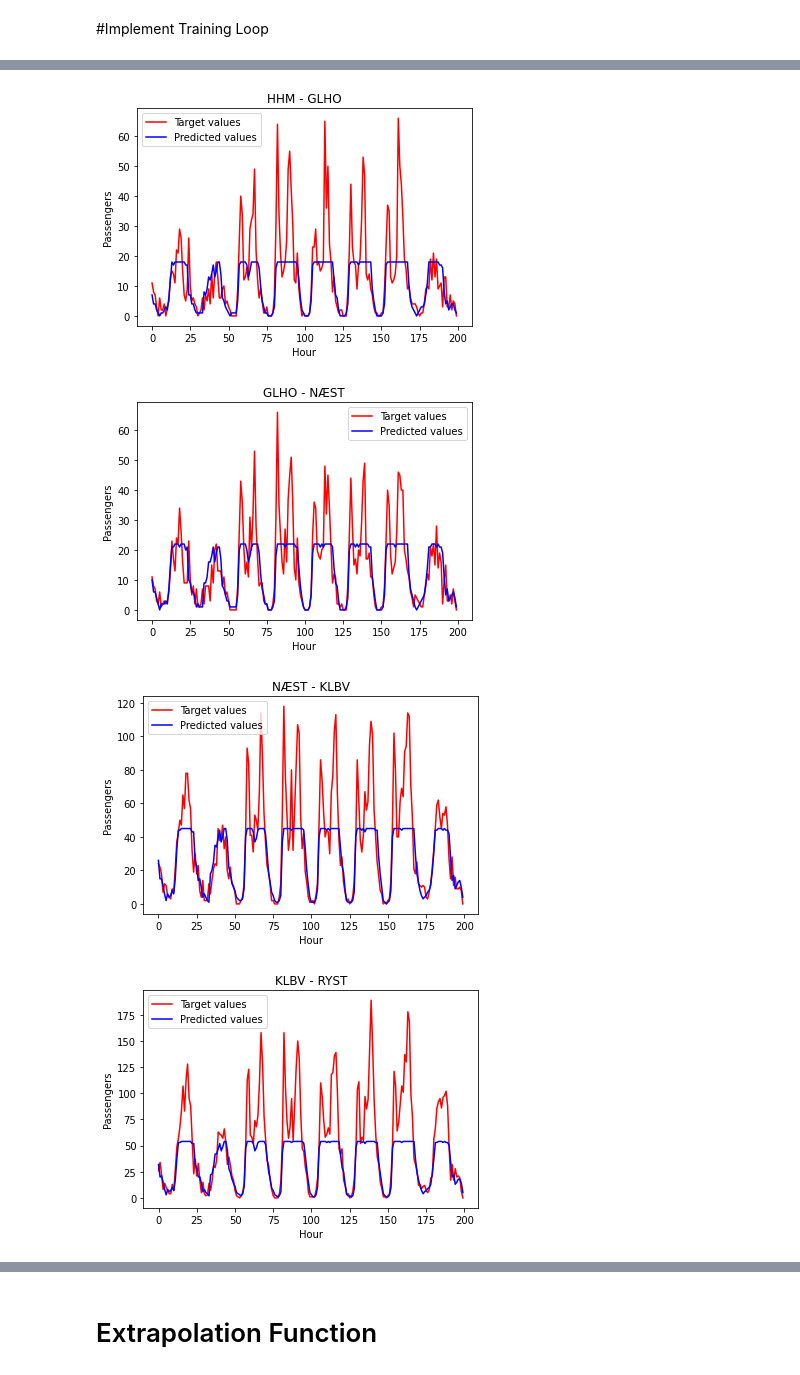
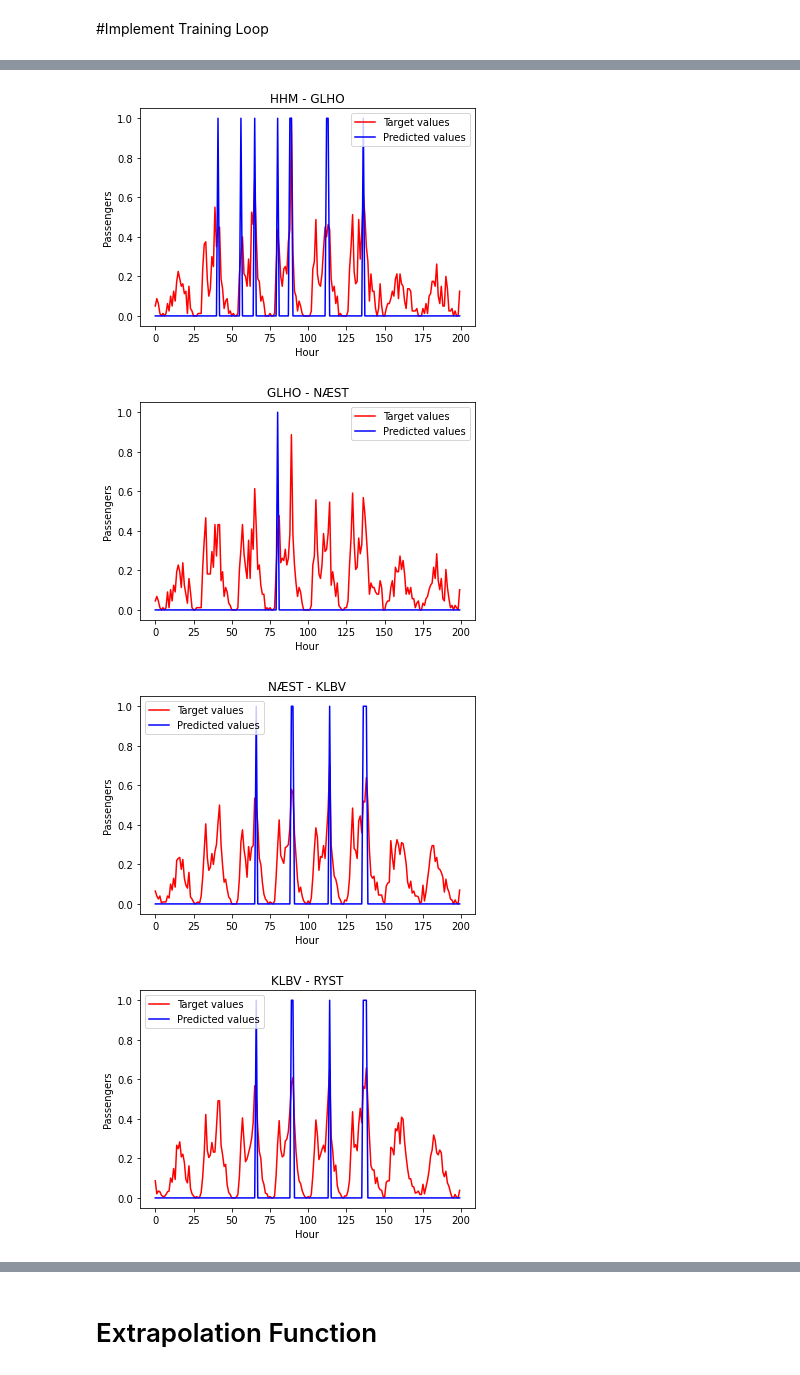
Before and after one commit to NikosZampelis/CrowdednessPrediction-DeepLearningDTU-2020, a Jupyter notebook: Nhartwig_GRU_CrowdednessPrediction.ipynb, the cells around one changed output, grey strips where cells are left out. Cells and saved outputs as stored; diff of their text form; code cells hidden in the pictures.

```diff
--- a/Nhartwig_GRU_CrowdednessPrediction.ipynb
+++ b/Nhartwig_GRU_CrowdednessPrediction.ipynb
@@ -62,15 +62,15 @@ def transform_all(matrices):
     return (all_counts_fwd, all_counts_bwd)
 
 
-# demand_matrices = load_data('od-demand-202010-150.npy')
-demand_matrices = load_data('od-150-1H-20201125-120-demand.npy')
+demand_matrices = load_data('od-demand-202010-150.npy')
+# demand_matrices = load_data('od-150-1H-20201125-120-demand.npy')
 
-# stop_names = load_data('od_stop-202010-150.npy', pickle = True)
-stop_names = load_data('od-150-1H-20201125-120-stop.npy', pickle = True)
+stop_names = load_data('od_stop-202010-150.npy', pickle = True)
+# stop_names = load_data('od-150-1H-20201125-120-stop.npy', pickle = True)
 print("bus stops: ", stop_names[0:10])
 
-# dates = load_data('od_time-202010-150.npy')
-dates = load_data('od-150-1H-20201125-120-time.npy')
+dates = load_data('od_time-202010-150.npy')
+# dates = load_data('od-150-1H-20201125-120-time.npy')
 dates.shape = [np.shape(dates)[0], 1]
 print("dimensions of date data: ", np.shape(dates))
 
@@ -78,7 +78,7 @@ print("dimensions of date data: ", np.shape(dates))
 route_counts = transform_all(demand_matrices)
 print("dimension of transformed matrices: ", np.shape(route_counts[0]))
 
-test = transform_matrix_fwd(demand_matrices[21])
+test = transform_matrix_fwd(demand_matrices[30])
 print("test: ", test)
-print(demand_matrices[21])
+print(demand_matrices[30])
 # %% [output]
@@ -171,8 +171,13 @@ print(stop_names[6:8])
 # From Aristos' Code for LSTM
 
 from sklearn import preprocessing
+from sklearn.preprocessing import MinMaxScaler
 
 X = np.array(route_counts[0])
+
+scaler = MinMaxScaler(feature_range=(0, 1))
+scaler = scaler.fit(X)
+X = scaler.transform(X)
 
 look_back = 20
 len_sequence = look_back
@@ -344,7 +349,7 @@ optimizer = optim.Adam(net.parameters(), lr=0.001)
 #Implement Training Loop
 # %%
 # Hyper-parameters
-num_epochs = 50
+num_epochs = 200
 
 # Track loss
 training_loss, validation_loss = [], []
@@ -415,6 +420,7 @@ for _,(inputs, targets) in enumerate(testloader):
 
 # Reduce the size to show better in plot
 MAX_HOURS = 200
+
 targets_test = targets_test[:MAX_HOURS]
 outputs_test = outputs_test[:MAX_HOURS]
 
@@ -450,4 +471,4 @@ Epoch 40, training loss: 11.4062201483107, validation loss: 12.249789994338464
-[figure, old version]
+[figure, new version]
-[figure, old version]
+[figure, new version]
-[figure, old version]
+[figure, new version]
-[figure, old version]
+[figure, new version]
```
Also changed, not shown: parts of 8 cells of this notebook.
